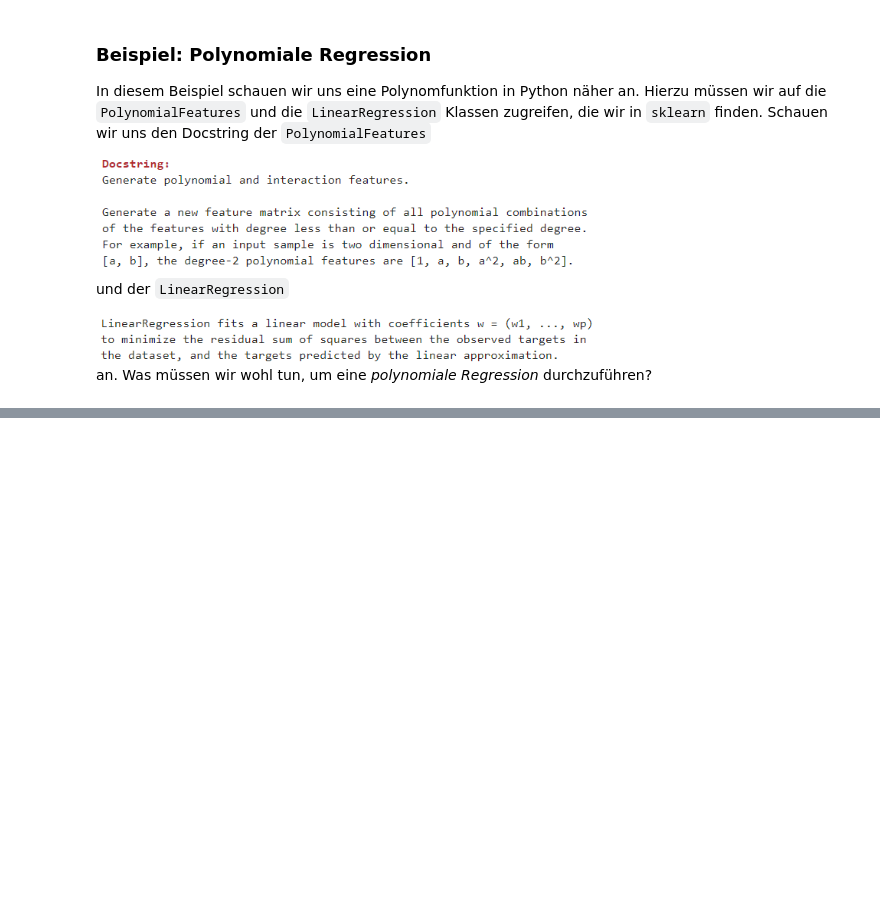
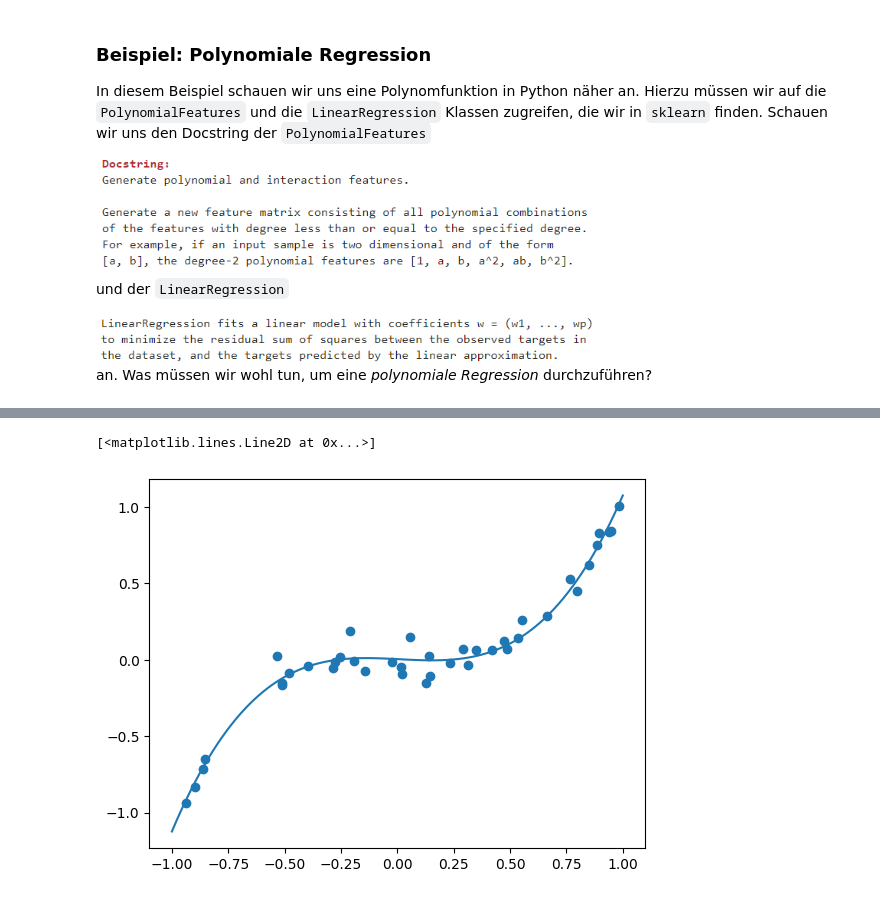
Before and after one commit to Oberfeldwedler/predictive_maintenance, a Jupyter notebook: 02_modeling_introduction_to_machine_learning/code/examples/edited/02_modeling_introduction_to_machine_learning_examples_wo_sol.ipynb, the cells around one changed output, grey strips where cells are left out. Cells and saved outputs as stored; diff of their text form; code cells hidden in the pictures; blank space fills up the shorter version.

```diff
--- a/02_modeling_introduction_to_machine_learning/code/examples/edited/02_modeling_introduction_to_machine_learning_examples_wo_sol.ipynb
+++ b/02_modeling_introduction_to_machine_learning/code/examples/edited/02_modeling_introduction_to_machine_learning_examples_wo_sol.ipynb
@@ -71,4 +73,5 @@ def make_data(N=100, err=0.08):
 # %%
 # Let's look at the polynomial features
-
-# [1, x, x^2]
+poly_features = PolynomialFeatures(3).fit_transform(X)
+print(poly_features[:2, :])
+print(X[:2])
@@ -90,0 +88,13 @@ def make_data(N=100, err=0.08):
+# %%
+# Use them for linear regression fit
+model = LinearRegression().fit(poly_features, y)
+
+# Plot
+Xfit = np.linspace(-1, 1, 100).reshape(-1, 1)
+poly_features_fit = PolynomialFeatures(3).fit_transform(Xfit)
+yfit = model.predict(poly_features_fit)
+plt.scatter(X, y)
+plt.plot(Xfit, yfit)
+# %% [output]
+[<matplotlib.lines.Line2D at 0x...>]
+[figure, added]
```
Also changed, not shown: parts of 8 cells of this notebook, 11 other files.
